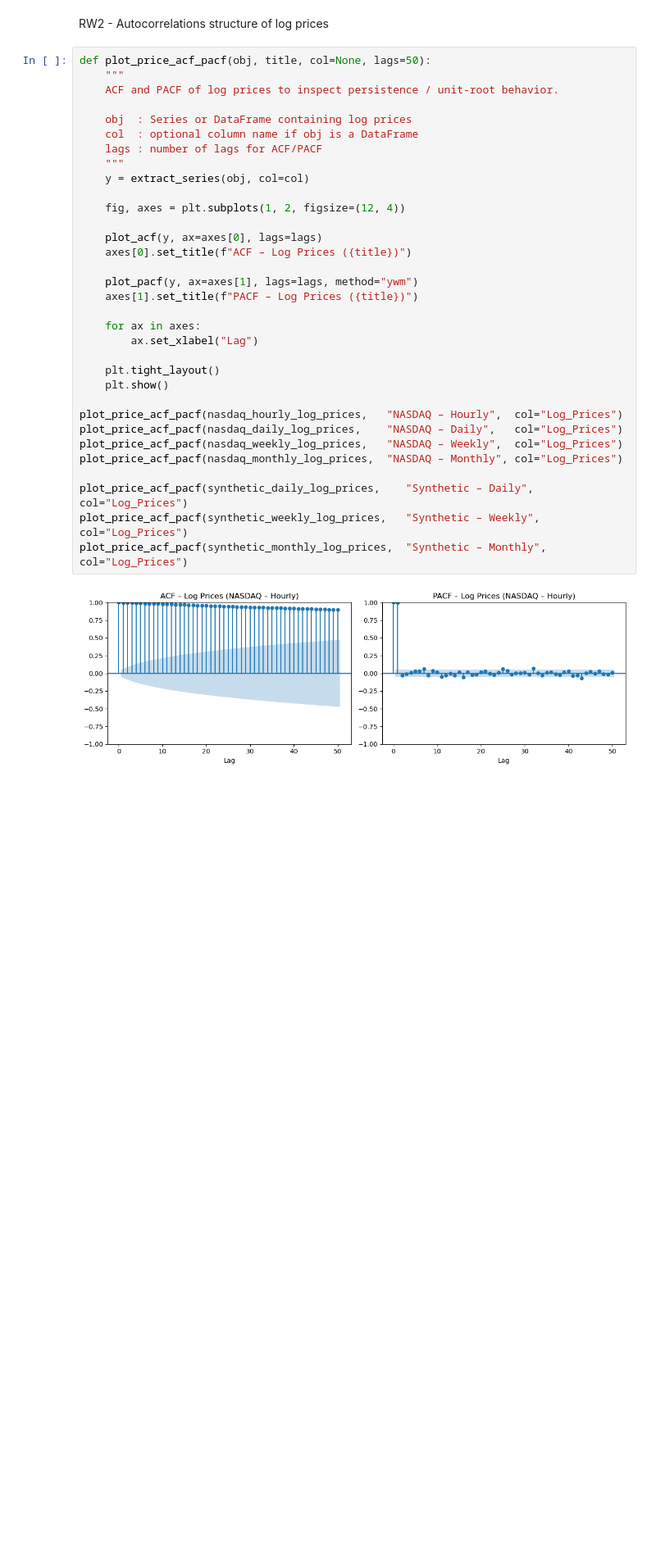
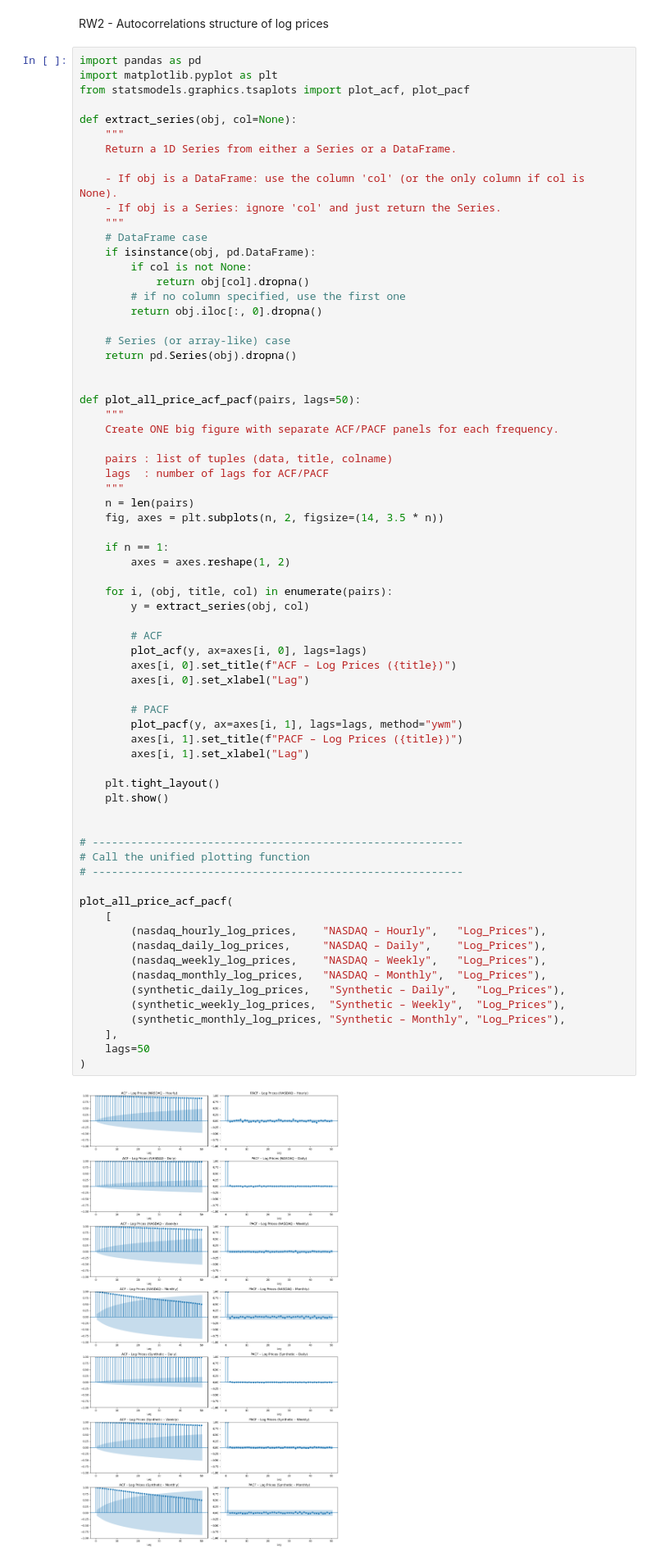
Before and after one commit to EliaLand/Martingale_FVM_AssetPricing, a Jupyter notebook: Part 1/Part 1 - Plots and graphs .ipynb, the cells around one changed output. Shown at 82% size. Drawn from its saved outputs; the diff is of its cells as text; blank space fills up the shorter version.

```diff
--- a/Part 1/Part 1 - Plots and graphs .ipynb
+++ b/Part 1/Part 1 - Plots and graphs .ipynb
@@ -787,37 +812,73 @@ plot_sign_chart(synthetic_monthly_log_returns, "Synthetic – Monthly", col="Log
 # %% [markdown]
 RW2 - Autocorrelations structure of log prices
 # %%
-def plot_price_acf_pacf(obj, title, col=None, lags=50):
+import pandas as pd
+import matplotlib.pyplot as plt
+from statsmodels.graphics.tsaplots import plot_acf, plot_pacf
+
+def extract_series(obj, col=None):
     """
-    ACF and PACF of log prices to inspect persistence / unit-root behavior.
+    Return a 1D Series from either a Series or a DataFrame.
 
-    obj  : Series or DataFrame containing log prices
-    col  : optional column name if obj is a DataFrame
-    lags : number of lags for ACF/PACF
+    - If obj is a DataFrame: use the column 'col' (or the only column if col is None).
+    - If obj is a Series: ignore 'col' and just return the Series.
     """
-    y = extract_series(obj, col=col)
+    # DataFrame case
+    if isinstance(obj, pd.DataFrame):
+        if col is not None:
+            return obj[col].dropna()
+        # if no column specified, use the first one
+        return obj.iloc[:, 0].dropna()
 
-    fig, axes = plt.subplots(1, 2, figsize=(12, 4))
+    # Series (or array-like) case
+    return pd.Series(obj).dropna()
 
-    plot_acf(y, ax=axes[0], lags=lags)
-    axes[0].set_title(f"ACF – Log Prices ({title})")
 
-    plot_pacf(y, ax=axes[1], lags=lags, method="ywm")
-    axes[1].set_title(f"PACF – Log Prices ({title})")
+def plot_all_price_acf_pacf(pairs, lags=50):
+    """
+    Create ONE big figure with separate ACF/PACF panels for each frequency.
 
-    for ax in axes:
-        ax.set_xlabel("Lag")
+    pairs : list of tuples (data, title, colname)
+    lags  : number of lags for ACF/PACF
+    """
+    n = len(pairs)
+    fig, axes = plt.subplots(n, 2, figsize=(14, 3.5 * n))
+
+    if n == 1:
+        axes = axes.reshape(1, 2)
+
+    for i, (obj, title, col) in enumerate(pairs):
+        y = extract_series(obj, col)
+
+        # ACF
+        plot_acf(y, ax=axes[i, 0], lags=lags)
+        axes[i, 0].set_title(f"ACF – Log Prices ({title})")
+        axes[i, 0].set_xlabel("Lag")
+
+        # PACF
+        plot_pacf(y, ax=axes[i, 1], lags=lags, method="ywm")
+        axes[i, 1].set_title(f"PACF – Log Prices ({title})")
+        axes[i, 1].set_xlabel("Lag")
 
     plt.tight_layout()
     plt.show()
 
-plot_price_acf_pacf(nasdaq_hourly_log_prices,   "NASDAQ – Hourly",  col="Log_Prices")
-plot_price_acf_pacf(nasdaq_daily_log_prices,    "NASDAQ – Daily",   col="Log_Prices")
-plot_price_acf_pacf(nasdaq_weekly_log_prices,   "NASDAQ – Weekly",  col="Log_Prices")
-plot_price_acf_pacf(nasdaq_monthly_log_prices,  "NASDAQ – Monthly", col="Log_Prices")
 
-plot_price_acf_pacf(synthetic_daily_log_prices,    "Synthetic – Daily",   col="Log_Prices")
-plot_price_acf_pacf(synthetic_weekly_log_prices,   "Synthetic – Weekly",  col="Log_Prices")
-plot_price_acf_pacf(synthetic_monthly_log_prices,  "Synthetic – Monthly", col="Log_Prices")
+# ----------------------------------------------------------
+# Call the unified plotting function
+# ----------------------------------------------------------
+
+plot_all_price_acf_pacf(
+    [
+        (nasdaq_hourly_log_prices,    "NASDAQ – Hourly",   "Log_Prices"),
+        (nasdaq_daily_log_prices,     "NASDAQ – Daily",    "Log_Prices"),
+        (nasdaq_weekly_log_prices,    "NASDAQ – Weekly",   "Log_Prices"),
+        (nasdaq_monthly_log_prices,   "NASDAQ – Monthly",  "Log_Prices"),
+        (synthetic_daily_log_prices,   "Synthetic – Daily",   "Log_Prices"),
+        (synthetic_weekly_log_prices,  "Synthetic – Weekly",  "Log_Prices"),
+        (synthetic_monthly_log_prices, "Synthetic – Monthly", "Log_Prices"),
+    ],
+    lags=50
+)
 # %% [output]
-[figure, old version]
+[figure, new version]
```
Also changed, not shown: parts of 8 cells of this notebook, 18 other files.
